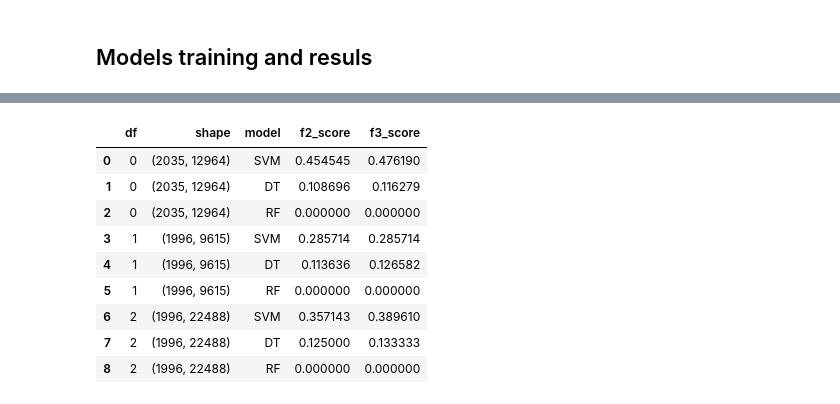
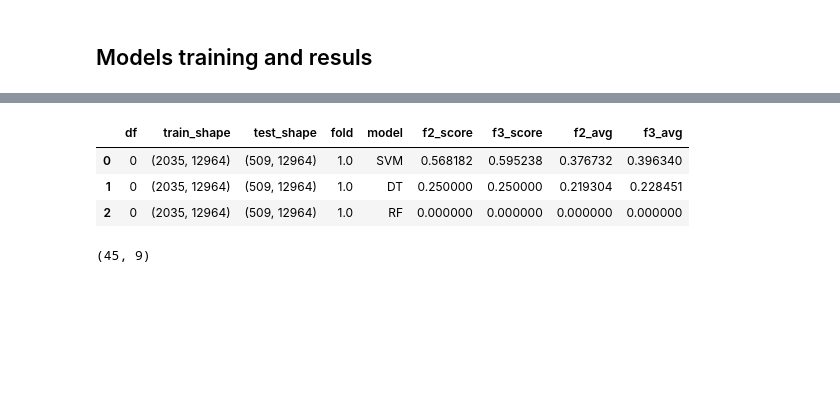
Before and after one commit to aliromagnoli/Baseline-Text-Classification, a Jupyter notebook: Baseline_Text_Classification.ipynb, the cells around one changed output, grey strips where cells are left out. Drawn from its saved outputs; the diff is of its cells as text; code cells hidden in the pictures; blank space fills up the shorter version.

Commit message:
add cross validation

```diff
--- a/Baseline_Text_Classification.ipynb
+++ b/Baseline_Text_Classification.ipynb
@@ -587,30 +617,4 @@ plt.show()
 ## Models training and resuls
 # %%
 #creating dataset to save results
-res = pd.DataFrame(columns = ["df", "shape", "model", "f2_score", "f3_score"])
+res = pd.DataFrame()
-# %%
-def evalmetrics(y_test, test_predicted, labels, num_df, train_size, model, res):
-
-  #f-2 score
-  f2 = fbeta_score(y_test, test_predicted, average='binary', beta=2)
-  print("\nF-2 score with dataset", num_df, ":", f2, "\n")
-
-  #f-3 score
-  f3 = fbeta_score(y_test, test_predicted, average='binary', beta=3)
-  print("F-3 score with dataset", num_df, ":", f3, "\n")
-
-  #confusion matrix
-  cm = confusion_matrix(y_test, test_predicted, labels=labels)
-  disp = ConfusionMatrixDisplay(confusion_matrix=cm)
-  disp.plot()
-  title = model + " confusion matrix on dataset " + num_df
-  disp.ax_.set_title(title)
-
-  #evaluation metrics
-  report = classification_report(y_test, test_predicted, output_dict=True)
-  display(pd.DataFrame(report).transpose().round(decimals=3))
-
-  new_row = {'df' : num_df, 'shape': train_size, 'model' : model, 'f2_score' : f2, 'f3_score' : f3}
-  res = res.append(new_row, ignore_index=True)
-
-  return res
@@ -748,0 +621,3 @@ F-3 score with dataset 1 : 0.0
+# %%
+#cross validation k=5
+skf = StratifiedKFold(n_splits=5, random_state=7, shuffle=True)
@@ -749,16 +812,14 @@ F-3 score with dataset 1 : 0.0
+# %%
+res.head(3)
+# %% [output]
+|  | df | train_shape | test_shape | fold | model | f2_score | f3_score | f2_avg | f3_avg |
+| 0 | 0 | (2035, 12964) | (509, 12964) | 1.0 | SVM | 0.568182 | 0.595238 | 0.376732 | 0.396340 |
+| 1 | 0 | (2035, 12964) | (509, 12964) | 1.0 | DT | 0.250000 | 0.250000 | 0.219304 | 0.228451 |
+| 2 | 0 | (2035, 12964) | (509, 12964) | 1.0 | RF | 0.000000 | 0.000000 | 0.000000 | 0.000000 |
 # %%
-res
+res.shape
 # %% [output]
-|  | df | shape | model | f2_score | f3_score |
-| 0 | 0 | (2035, 12964) | SVM | 0.454545 | 0.476190 |
-| 1 | 0 | (2035, 12964) | DT | 0.108696 | 0.116279 |
-| 2 | 0 | (2035, 12964) | RF | 0.000000 | 0.000000 |
-| 3 | 1 | (1996, 9615) | SVM | 0.285714 | 0.285714 |
-| 4 | 1 | (1996, 9615) | DT | 0.113636 | 0.126582 |
-| 5 | 1 | (1996, 9615) | RF | 0.000000 | 0.000000 |
-| 6 | 2 | (1996, 22488) | SVM | 0.357143 | 0.389610 |
-| 7 | 2 | (1996, 22488) | DT | 0.125000 | 0.133333 |
-| 8 | 2 | (1996, 22488) | RF | 0.000000 | 0.000000 |
+(45, 9)
 # %%
 #saving results in a csv file
 filepath = Path('/content/out.csv')
```
Also changed, not shown: parts of 9 cells of this notebook.
